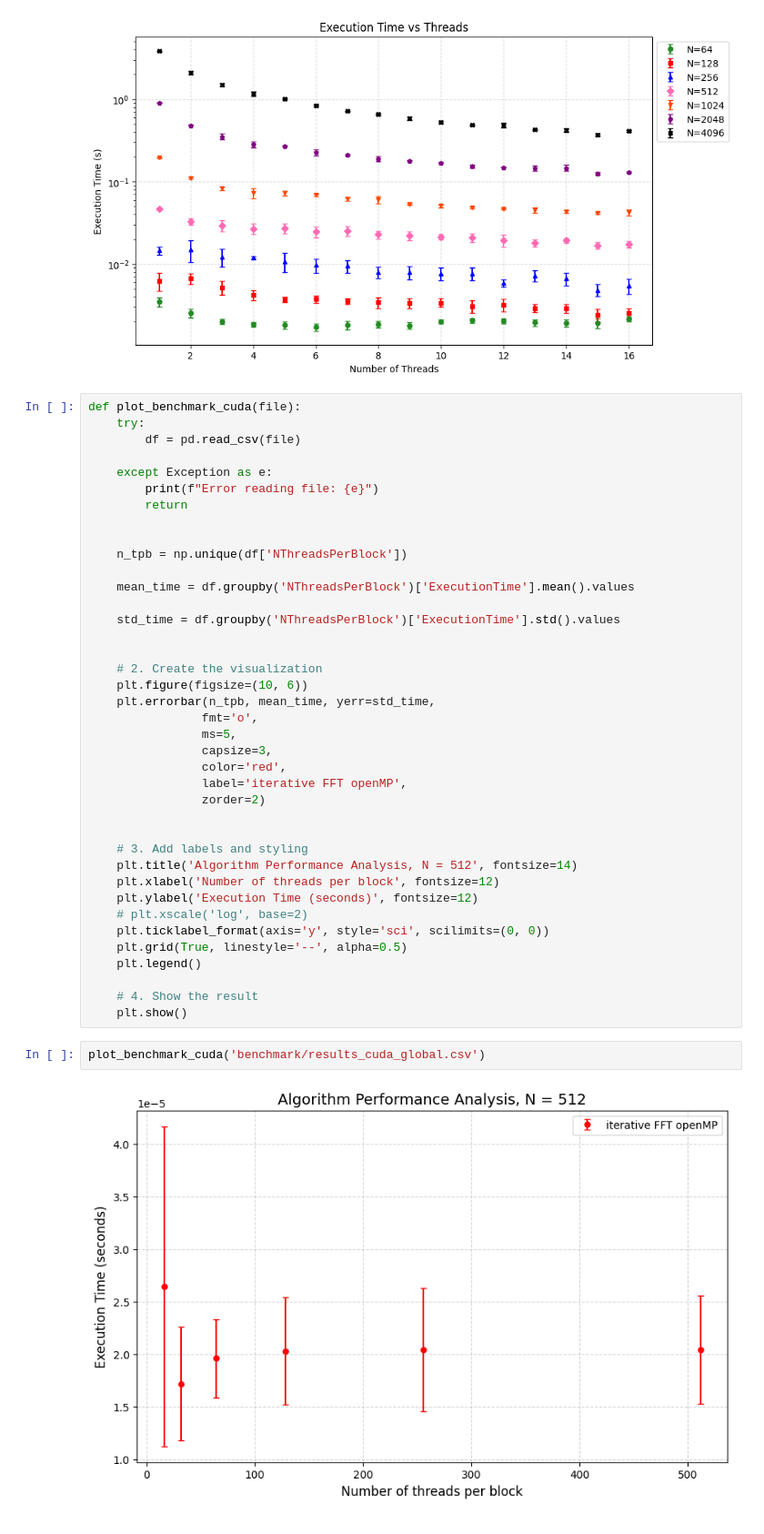
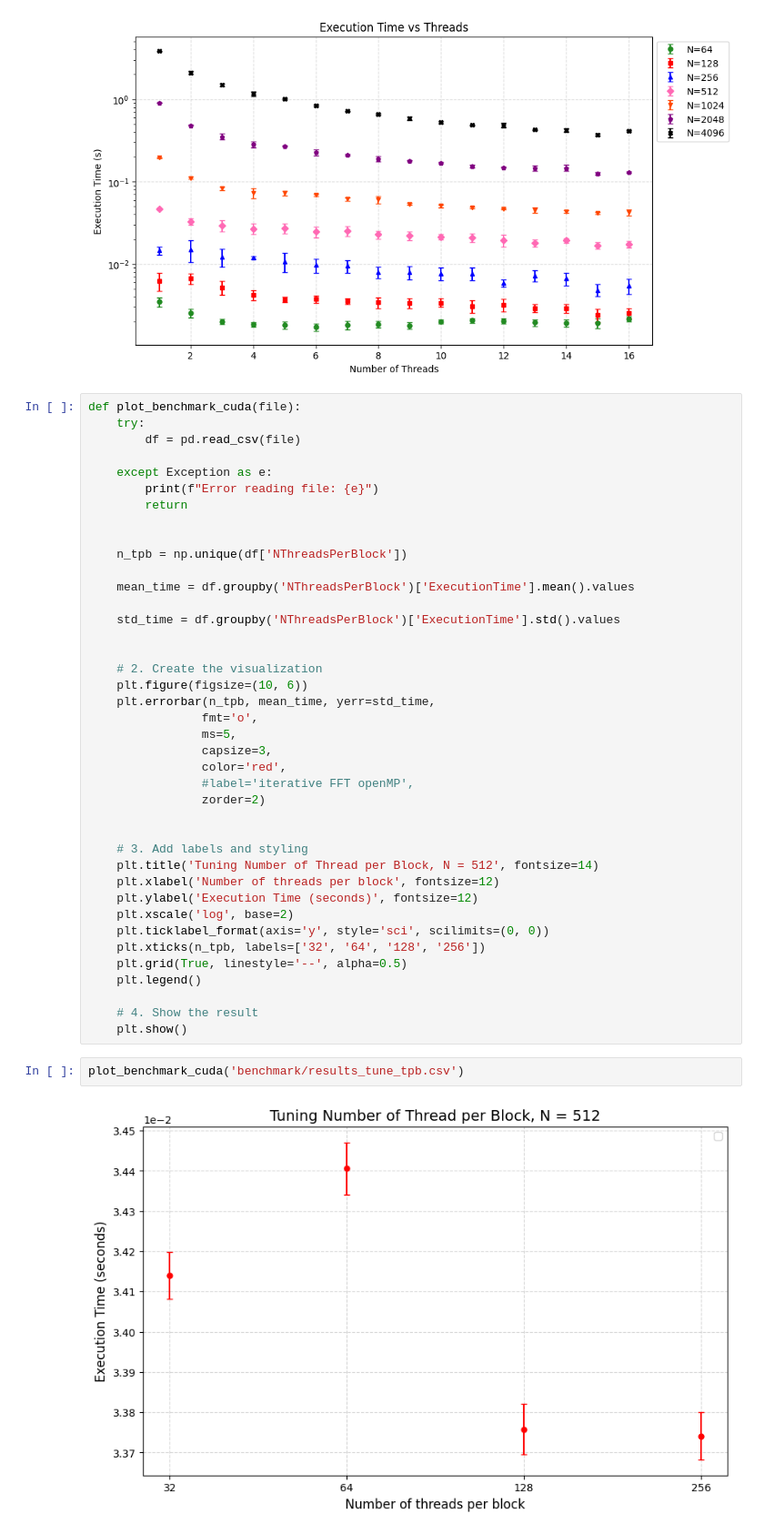
Before and after one commit to LauraRavagnani/Accelerated_FFT, a Jupyter notebook: visualize.ipynb, the cells around one changed output. Shown at 91% size. Cells and saved outputs as stored; diff of their text form.

Commit message:
done tuning tpb

```diff
--- a/visualize.ipynb
+++ b/visualize.ipynb
@@ -337,22 +337,23 @@ def plot_benchmark_cuda(file):
 				ms=5,
 				capsize=3,
 				color='red',
-				label='iterative FFT openMP',
+				#label='iterative FFT openMP',
 				zorder=2)
 
 
 	# 3. Add labels and styling
-	plt.title('Algorithm Performance Analysis, N = 512', fontsize=14)
+	plt.title('Tuning Number of Thread per Block, N = 512', fontsize=14)
 	plt.xlabel('Number of threads per block', fontsize=12)
 	plt.ylabel('Execution Time (seconds)', fontsize=12)
-	# plt.xscale('log', base=2)
+	plt.xscale('log', base=2)
 	plt.ticklabel_format(axis='y', style='sci', scilimits=(0, 0))
+	plt.xticks(n_tpb, labels=['32', '64', '128', '256'])
 	plt.grid(True, linestyle='--', alpha=0.5)
 	plt.legend()
 
 	# 4. Show the result
 	plt.show()
 # %%
-plot_benchmark_cuda('benchmark/results_cuda_global.csv')
+plot_benchmark_cuda('benchmark/results_tune_tpb.csv')
 # %% [output]
-[figure, old version]
+[figure, new version]
```
Also changed, not shown: 3 other files.
